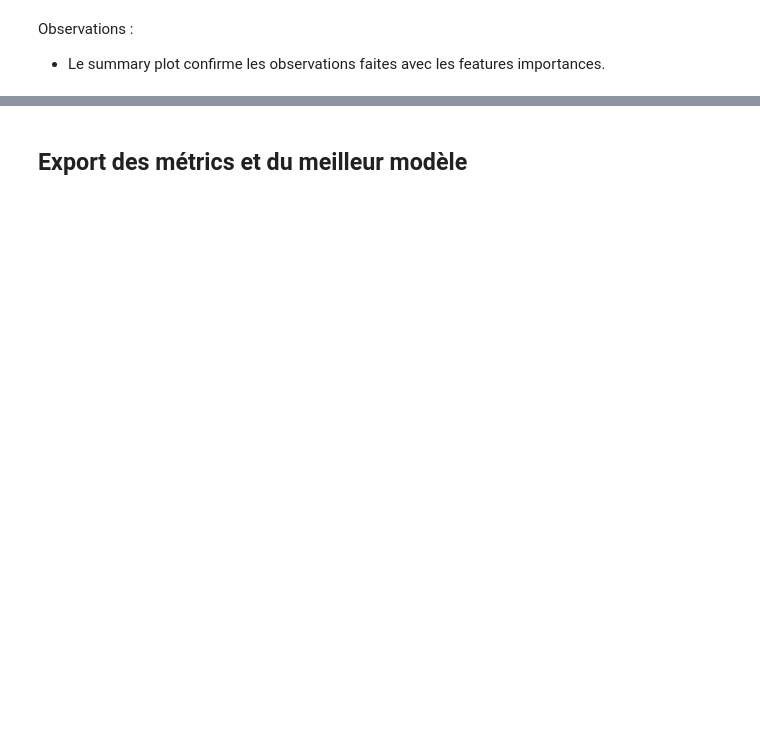
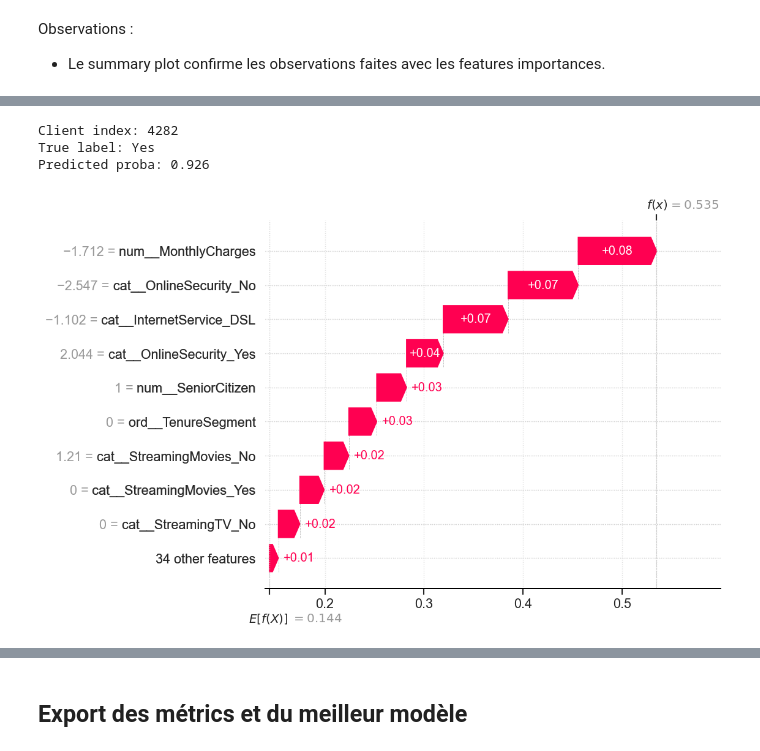
Before and after one commit to DamienDESSAUX-M2i/DESSAUX_Damien_ECF3, a Jupyter notebook: notebooks/03_modelisation.ipynb, the cells around one changed output, grey strips where cells are left out. Drawn from its saved outputs; the diff is of its cells as text; code cells hidden in the pictures; blank space fills up the shorter version.

```diff
--- a/notebooks/03_modelisation.ipynb
+++ b/notebooks/03_modelisation.ipynb
@@ -634,0 +638,8 @@ Observations :
+# %%
+y_proba = best_model.predict_proba(X_test)[:, 1]
+
+X_test_proba = X_test.copy()
+X_test_proba["proba"] = y_proba
+
+top20_churn = X_test_proba.nlargest(20, "proba")
+top20_churn.head()
@@ -634,0 +654,32 @@ Observations :
+# %%
+top20_indices = top20_churn.index
+
+# Changer l'indice pour visualiser au autre customer
+idx_person = top20_indices[0]
+
+pos = X_test.index.get_loc(idx_person)
+instance = X_test_prep[pos]
+
+true_label = y_test.loc[idx_person]
+pred_proba = y_proba[pos]
+pred_label = (pred_proba > 0.5).astype(int)
+
+expected_val = explainer.expected_value
+
+shap_exp = shap.Explanation(
+    values=shap_values[1][pos],
+    base_values=expected_val[1],
+    data=instance,
+    feature_names=feature_importance_df["feature"],
+)
+
+print(f"\nClient index: {idx_person}")
+print(f"True label: {true_label}")
+print(f"Predicted proba: {pred_proba:.3f}")
+
+shap.waterfall_plot(shap_exp)
+# %% [output]
+Client index: 4282
+True label: Yes
+Predicted proba: 0.926
+[figure, added]
```
Also changed, not shown: parts of 9 cells of this notebook, 6 other files.
